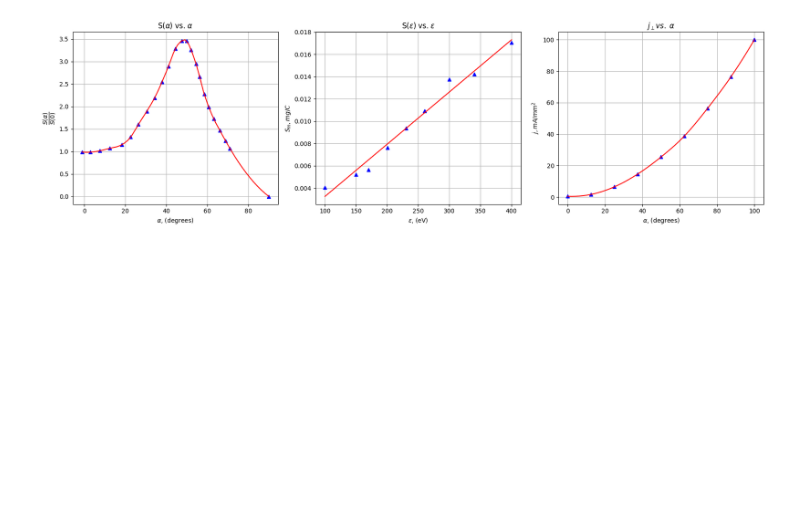
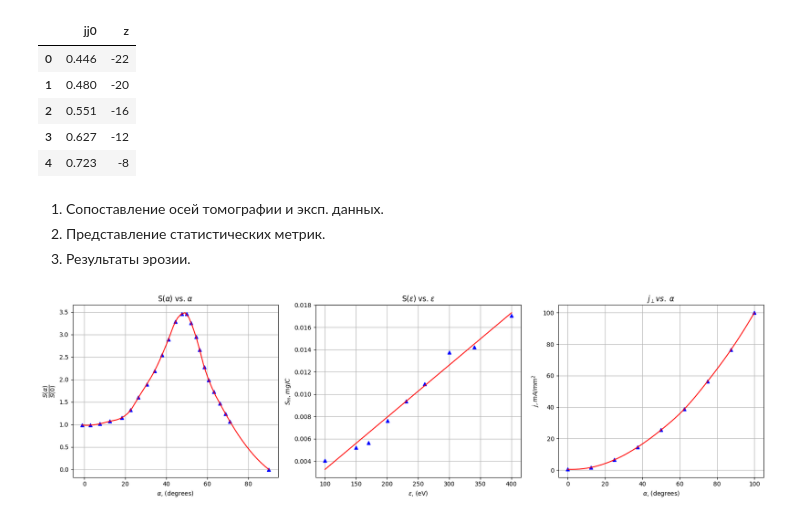
Before and after one commit to kenieveges/ErosionHT, a Jupyter notebook: erosion_scalar_shadowing_calc.ipynb, the cells around one changed output. Saved outputs shown, nothing was run; the diff lists cells and outputs as text; code cells hidden in the pictures; blank space fills up the shorter version.

```diff
--- a/erosion_scalar_shadowing_calc.ipynb
+++ b/erosion_scalar_shadowing_calc.ipynb
@@ -4,4 +4,22 @@ import matplotlib.pyplot as plt
 import pandas as pd
 from matplotlib.patches import Ellipse
 from matplotlib.animation import FuncAnimation
+# %%
+# load data from csv file
+s_alpha = pd.read_csv('./expetimentalData/S(a)_1_pirBN_200eV.csv')
+s_energy = pd.read_csv("./expetimentalData/Y(E).csv")
+j_perp = pd.read_csv("./expetimentalData/j_perp.csv")
+# %%
+j_perp.head()
+# %% [output]
+|  | jj0 | z |
+| 0 | 0.446 | -22 |
+| 1 | 0.480 | -20 |
+| 2 | 0.551 | -16 |
+| 3 | 0.627 | -12 |
+| 4 | 0.723 | -8 |
+# %% [markdown]
+1. Сопоставление осей томографии и эксп. данных.
+2. Представление статистических метрик.
+3. Результаты эрозии.
 # %%
```
Also changed, not shown: parts of 5 cells of this notebook.
